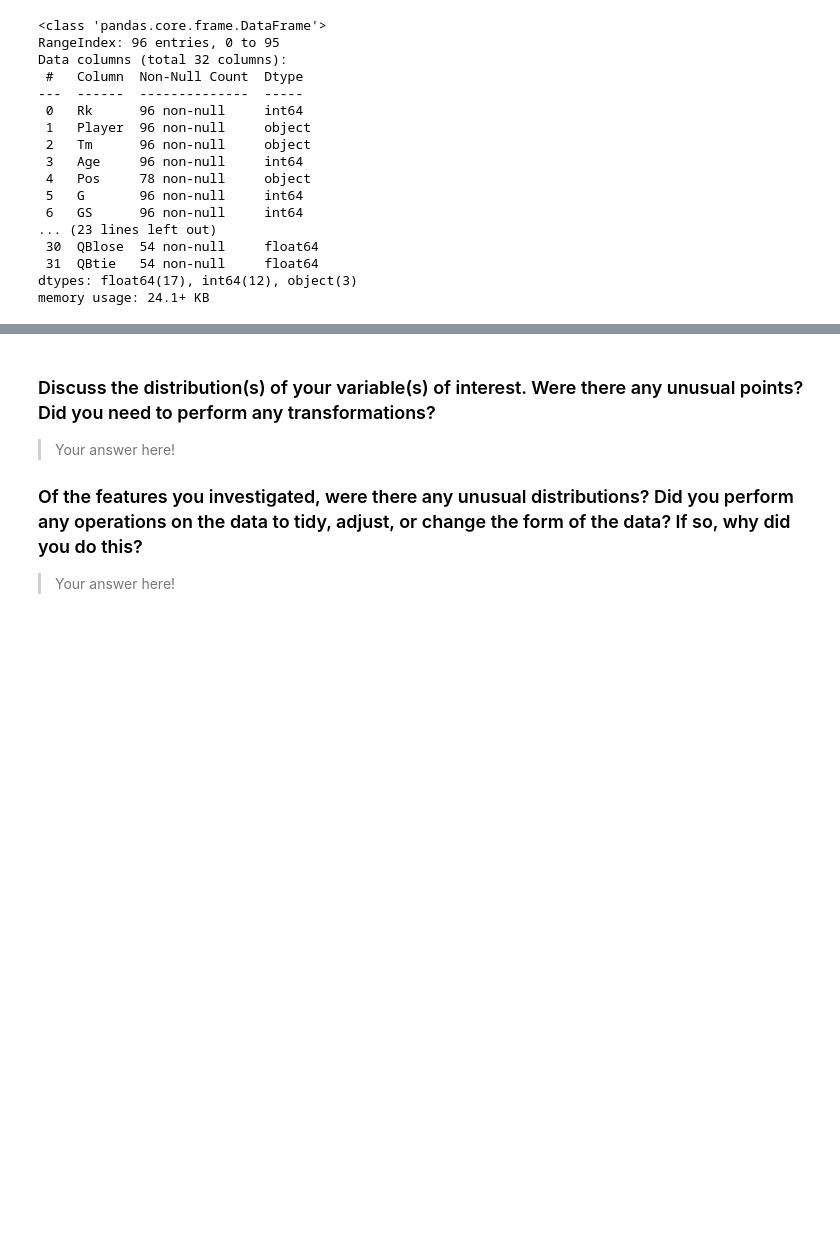
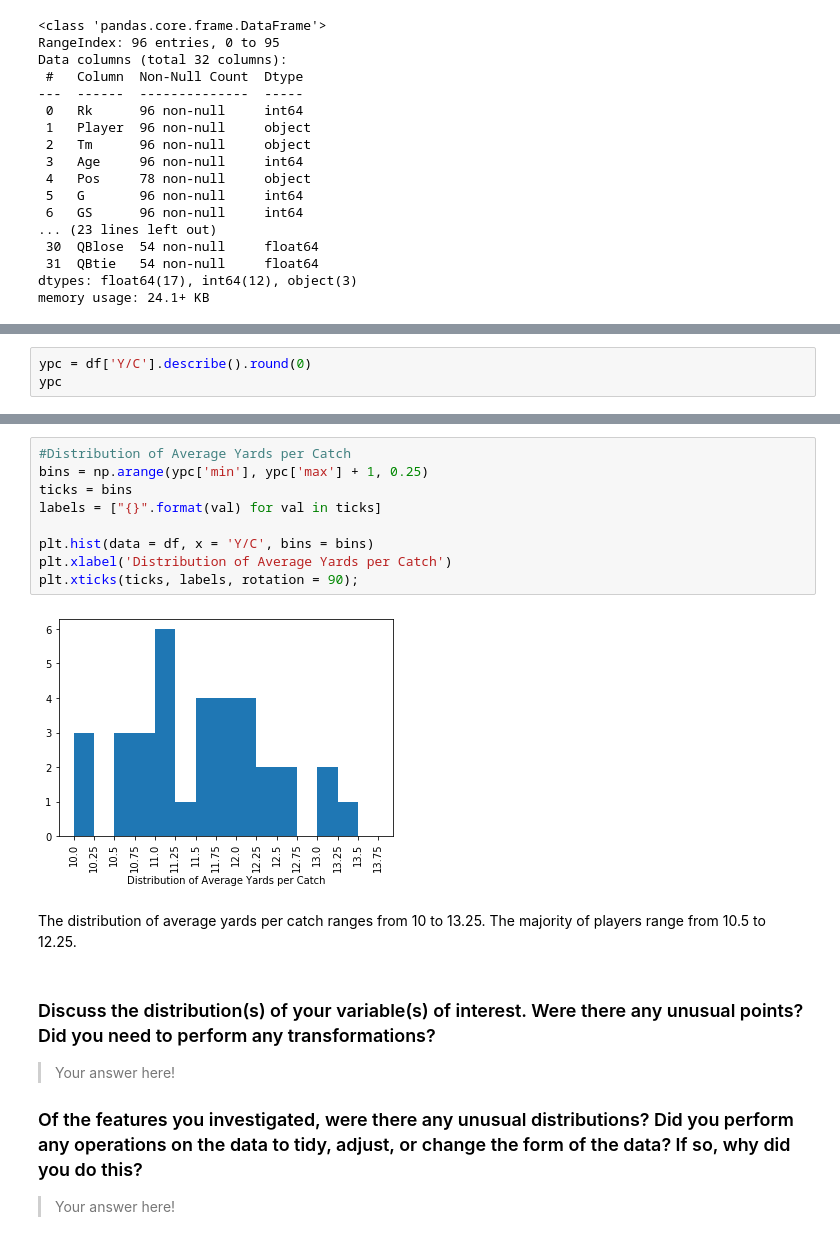
Before and after one commit to ChristopherSJames/Quarterback-Point-Analysis-2016, a Jupyter notebook: qb_point_analysis.ipynb, the cells around one changed output, grey strips where cells are left out. Cells and saved outputs as stored; diff of their text form; blank space fills up the shorter version.

```diff
--- a/qb_point_analysis.ipynb
+++ b/qb_point_analysis.ipynb
@@ -72,0 +170,3 @@ you plan on investigating next.
+# %%
+ypc = df['Y/C'].describe().round(0)
+ypc
@@ -73,3 +183,16 @@ you plan on investigating next.
+# %%
+#Distribution of Average Yards per Catch
+bins = np.arange(ypc['min'], ypc['max'] + 1, 0.25)
+ticks = bins
+labels = ["{}".format(val) for val in ticks]
+
+plt.hist(data = df, x = 'Y/C', bins = bins)
+plt.xlabel('Distribution of Average Yards per Catch')
+plt.xticks(ticks, labels, rotation = 90);
+# %% [output]
+[figure, added]
+# %% [markdown]
+The distribution of average yards per catch ranges from 10 to 13.25. The majority of players range from 10.5 to 12.25.
 # %% [markdown]
 ### Discuss the distribution(s) of your variable(s) of interest. Were there any unusual points? Did you need to perform any transformations?
 
```
Also changed, not shown: parts of 20 cells of this notebook.
